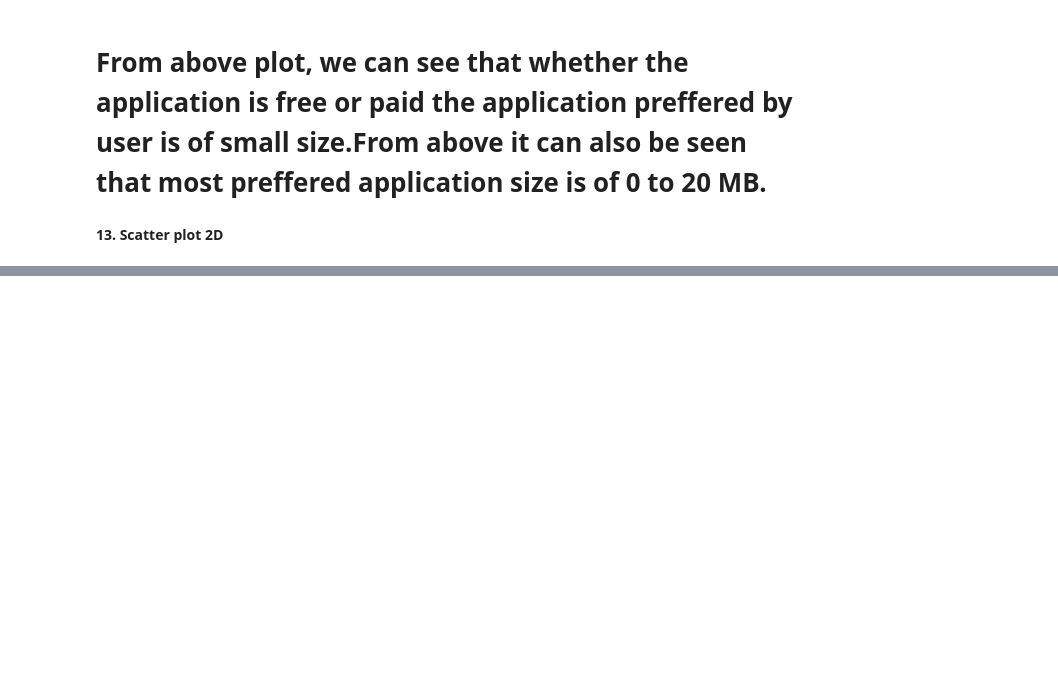
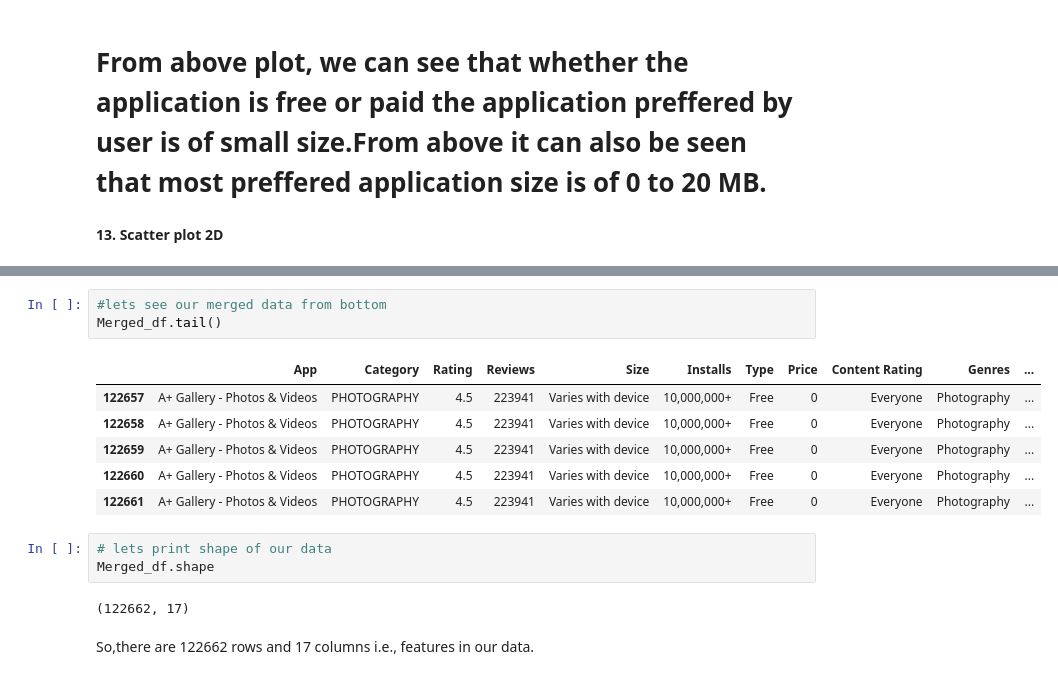
Before and after one commit to Shailendra114/Play-Store-App-Review-Analysis, a Jupyter notebook: Play_Store_App_Review_Analysis_Capstone_Project.ipynb, the cells around one changed output, grey strips where cells are left out. Drawn from its saved outputs; the diff is of its cells as text; blank space fills up the shorter version.

```diff
--- a/Play_Store_App_Review_Analysis_Capstone_Project.ipynb
+++ b/Play_Store_App_Review_Analysis_Capstone_Project.ipynb
@@ -620,0 +676,17 @@ px.scatter(data_frame=Category_size,x='Size',y='log2 installs',color='Type')
+# %%
+#lets see our merged data from bottom
+Merged_df.tail()
+# %% [output]
+|  | App | Category | Rating | Reviews | Size | Installs | Type | Price | Content Rating | Genres | ... |
+| 122657 | A+ Gallery - Photos & Videos | PHOTOGRAPHY | 4.5 | 223941 | Varies with device | 10,000,000+ | Free | 0 | Everyone | Photography | ... |
+| 122658 | A+ Gallery - Photos & Videos | PHOTOGRAPHY | 4.5 | 223941 | Varies with device | 10,000,000+ | Free | 0 | Everyone | Photography | ... |
+| 122659 | A+ Gallery - Photos & Videos | PHOTOGRAPHY | 4.5 | 223941 | Varies with device | 10,000,000+ | Free | 0 | Everyone | Photography | ... |
+| 122660 | A+ Gallery - Photos & Videos | PHOTOGRAPHY | 4.5 | 223941 | Varies with device | 10,000,000+ | Free | 0 | Everyone | Photography | ... |
+| 122661 | A+ Gallery - Photos & Videos | PHOTOGRAPHY | 4.5 | 223941 | Varies with device | 10,000,000+ | Free | 0 | Everyone | Photography | ... |
+# %%
+# lets print shape of our data
+Merged_df.shape
+# %% [output]
+(122662, 17)
+# %% [markdown]
+So,there are 122662 rows and 17 columns i.e., features in our data.
```
Also changed, not shown: parts of 19 cells of this notebook.
